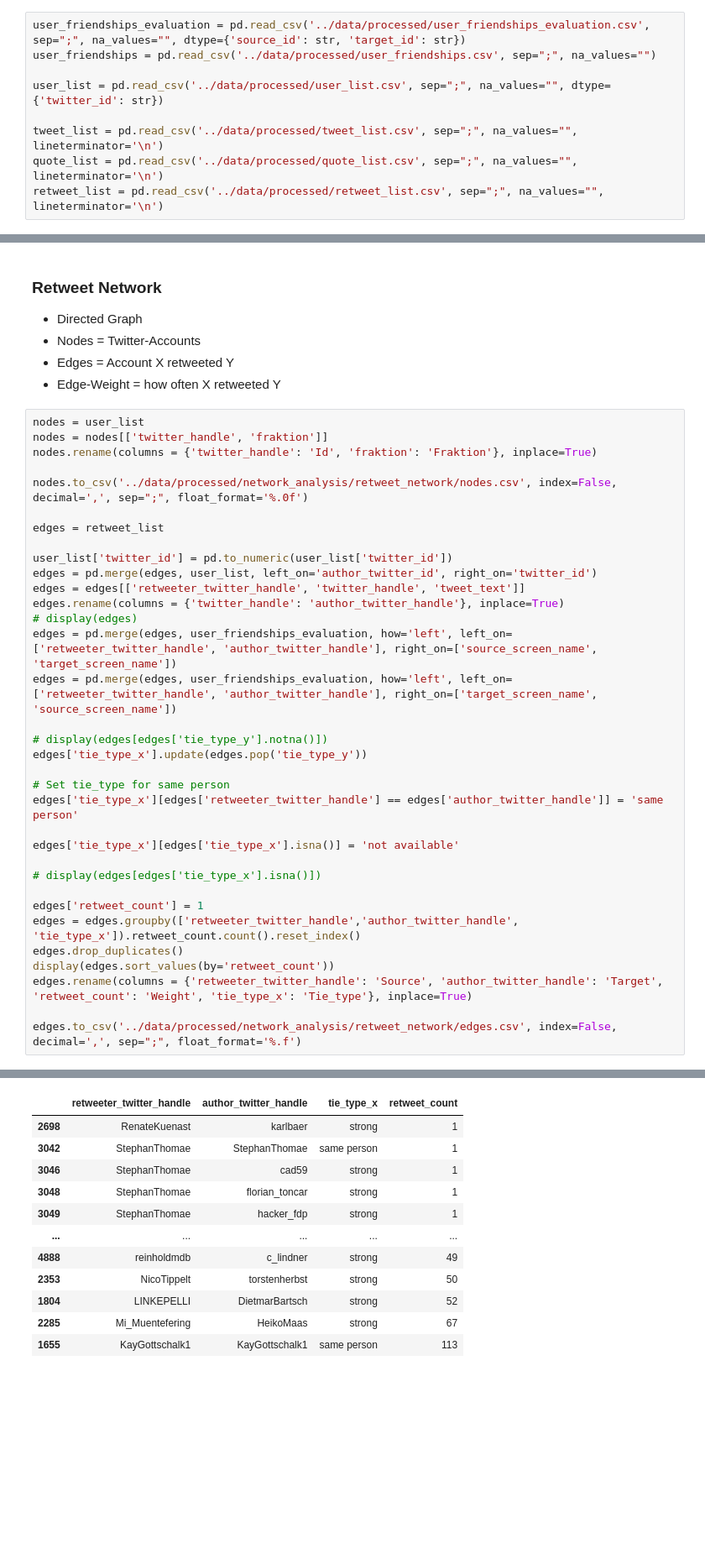
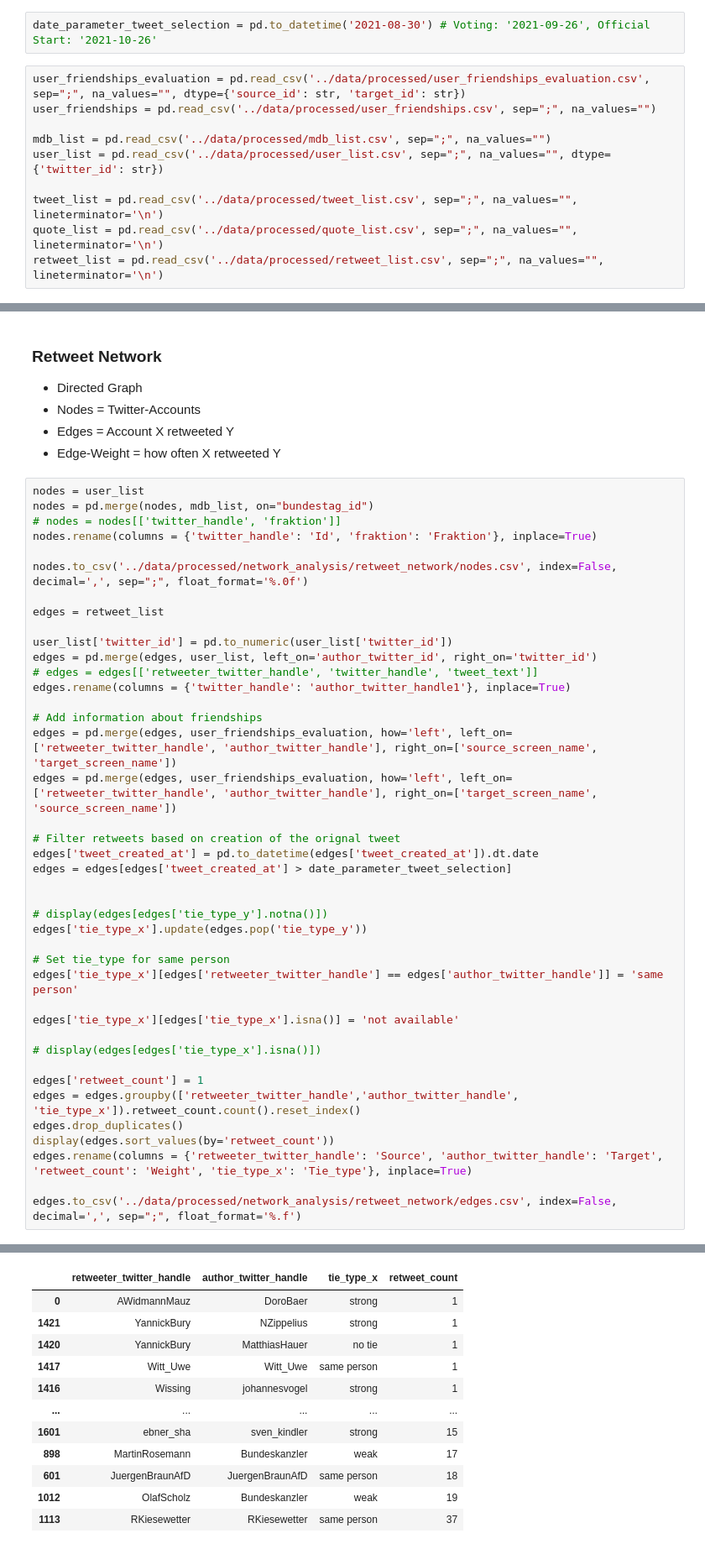
Before and after one commit to lucashoeft/Content-Sharing, a Jupyter notebook: data-preparation/network_analysis_preparation.ipynb, the cells around one changed output, grey strips where cells are left out. Shown at 84% size. Cells and saved outputs as stored; diff of their text form; blank space fills up the shorter version.

```diff
--- a/data-preparation/network_analysis_preparation.ipynb
+++ b/data-preparation/network_analysis_preparation.ipynb
@@ -6,10 +6,13 @@ This notebook prepares the data for the import into Gephi. Networks consist of a
 import pandas as pd
 import numpy as np
 import seaborn as sns
+# %%
+date_parameter_tweet_selection = pd.to_datetime('2021-08-30') # Voting: '2021-09-26', Official Start: '2021-10-26'
 # %%
 user_friendships_evaluation = pd.read_csv('../data/processed/user_friendships_evaluation.csv', sep=";", na_values="", dtype={'source_id': str, 'target_id': str})
 user_friendships = pd.read_csv('../data/processed/user_friendships.csv', sep=";", na_values="")
 
+mdb_list = pd.read_csv('../data/processed/mdb_list.csv', sep=";", na_values="")
 user_list = pd.read_csv('../data/processed/user_list.csv', sep=";", na_values="", dtype={'twitter_id': str})
 
 tweet_list = pd.read_csv('../data/processed/tweet_list.csv', sep=";", na_values="", lineterminator='\n')
@@ -61,7 +64,8 @@ See the caveats in the documentation: https://pandas.pydata.org/pandas-docs/stab
 * Edge-Weight = how often X retweeted Y
 # %%
 nodes = user_list
-nodes = nodes[['twitter_handle', 'fraktion']]
+nodes = pd.merge(nodes, mdb_list, on="bundestag_id")
+# nodes = nodes[['twitter_handle', 'fraktion']]
 nodes.rename(columns = {'twitter_handle': 'Id', 'fraktion': 'Fraktion'}, inplace=True)
 
 nodes.to_csv('../data/processed/network_analysis/retweet_network/nodes.csv', index=False, decimal=',', sep=";", float_format='%.0f')
@@ -70,11 +74,17 @@ edges = retweet_list
 
 user_list['twitter_id'] = pd.to_numeric(user_list['twitter_id'])
 edges = pd.merge(edges, user_list, left_on='author_twitter_id', right_on='twitter_id')
-edges = edges[['retweeter_twitter_handle', 'twitter_handle', 'tweet_text']]
-edges.rename(columns = {'twitter_handle': 'author_twitter_handle'}, inplace=True)
-# display(edges)
+# edges = edges[['retweeter_twitter_handle', 'twitter_handle', 'tweet_text']]
+edges.rename(columns = {'twitter_handle': 'author_twitter_handle1'}, inplace=True)
+
+# Add information about friendships
 edges = pd.merge(edges, user_friendships_evaluation, how='left', left_on=['retweeter_twitter_handle', 'author_twitter_handle'], right_on=['source_screen_name', 'target_screen_name'])
 edges = pd.merge(edges, user_friendships_evaluation, how='left', left_on=['retweeter_twitter_handle', 'author_twitter_handle'], right_on=['target_screen_name', 'source_screen_name'])
+
+# Filter retweets based on creation of the orignal tweet
+edges['tweet_created_at'] = pd.to_datetime(edges['tweet_created_at']).dt.date
+edges = edges[edges['tweet_created_at'] > date_parameter_tweet_selection]
+
 
 # display(edges[edges['tie_type_y'].notna()])
 edges['tie_type_x'].update(edges.pop('tie_type_y'))
@@ -101,12 +115,12 @@ See the caveats in the documentation: https://pandas.pydata.org/pandas-docs/stab
 |  | retweeter_twitter_handle | author_twitter_handle | tie_type_x | retweet_count |
-| 2698 | RenateKuenast | karlbaer | strong | 1 |
-| 3042 | StephanThomae | StephanThomae | same person | 1 |
-| 3046 | StephanThomae | cad59 | strong | 1 |
-| 3048 | StephanThomae | florian_toncar | strong | 1 |
-| 3049 | StephanThomae | hacker_fdp | strong | 1 |
+| 0 | AWidmannMauz | DoroBaer | strong | 1 |
+| 1421 | YannickBury | NZippelius | strong | 1 |
+| 1420 | YannickBury | MatthiasHauer | no tie | 1 |
+| 1417 | Witt_Uwe | Witt_Uwe | same person | 1 |
+| 1416 | Wissing | johannesvogel | strong | 1 |
 | ... | ... | ... | ... | ... |
-| 4888 | reinholdmdb | c_lindner | strong | 49 |
-| 2353 | NicoTippelt | torstenherbst | strong | 50 |
-| 1804 | LINKEPELLI | DietmarBartsch | strong | 52 |
-| 2285 | Mi_Muentefering | HeikoMaas | strong | 67 |
-| 1655 | KayGottschalk1 | KayGottschalk1 | same person | 113 |
+| 1601 | ebner_sha | sven_kindler | strong | 15 |
+| 898 | MartinRosemann | Bundeskanzler | weak | 17 |
+| 601 | JuergenBraunAfD | JuergenBraunAfD | same person | 18 |
+| 1012 | OlafScholz | Bundeskanzler | weak | 19 |
+| 1113 | RKiesewetter | RKiesewetter | same person | 37 |
```
Also changed, not shown: parts of 2 cells of this notebook, 5 other files.
